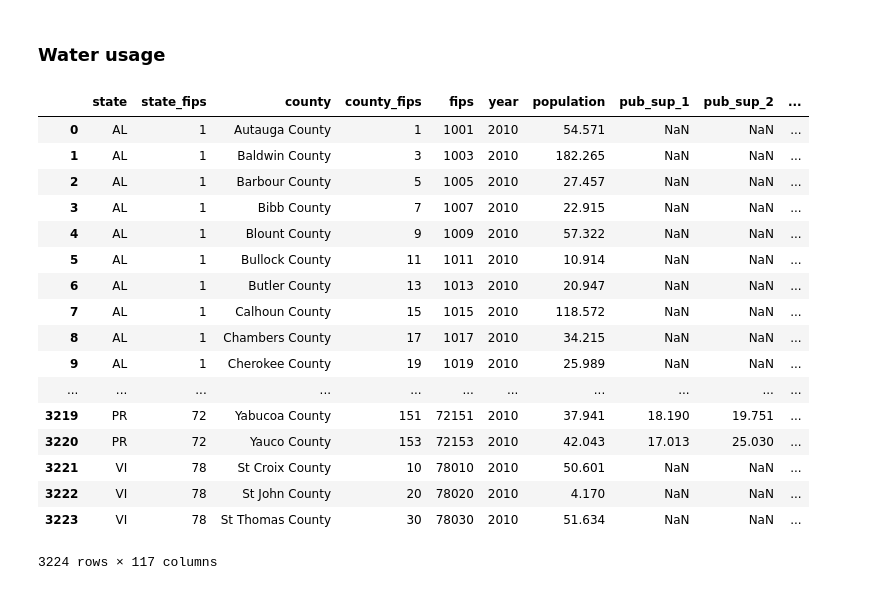
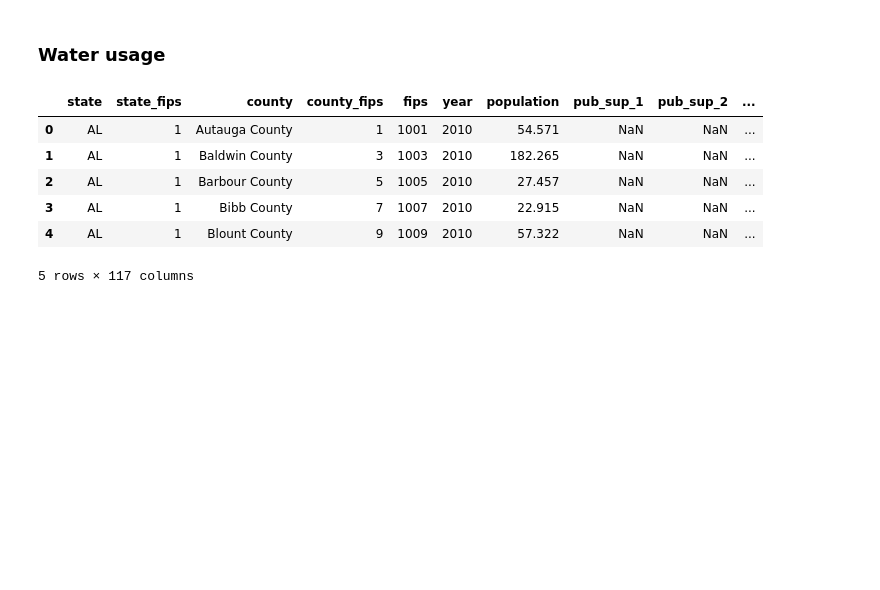
Before and after one commit to Arnaud15/Datathon, a Jupyter notebook: Arnaud.ipynb, the cells around one changed output. Saved outputs shown, nothing was run; the diff lists cells and outputs as text; code cells hidden in the pictures; blank space fills up the shorter version.

```diff
--- a/Arnaud.ipynb
+++ b/Arnaud.ipynb
@@ -144,24 +96,13 @@ data_education
 # %% [markdown]
 ### Water usage
 # %%
-data_water
+data_water.head()
 # %% [output]
 |  | state | state_fips | county | county_fips | fips | year | population | pub_sup_1 | pub_sup_2 | ... |
 | 0 | AL | 1 | Autauga County | 1 | 1001 | 2010 | 54.571 | NaN | NaN | ... |
 | 1 | AL | 1 | Baldwin County | 3 | 1003 | 2010 | 182.265 | NaN | NaN | ... |
 | 2 | AL | 1 | Barbour County | 5 | 1005 | 2010 | 27.457 | NaN | NaN | ... |
 | 3 | AL | 1 | Bibb County | 7 | 1007 | 2010 | 22.915 | NaN | NaN | ... |
 | 4 | AL | 1 | Blount County | 9 | 1009 | 2010 | 57.322 | NaN | NaN | ... |
-| 5 | AL | 1 | Bullock County | 11 | 1011 | 2010 | 10.914 | NaN | NaN | ... |
-| 6 | AL | 1 | Butler County | 13 | 1013 | 2010 | 20.947 | NaN | NaN | ... |
-| 7 | AL | 1 | Calhoun County | 15 | 1015 | 2010 | 118.572 | NaN | NaN | ... |
-| 8 | AL | 1 | Chambers County | 17 | 1017 | 2010 | 34.215 | NaN | NaN | ... |
-| 9 | AL | 1 | Cherokee County | 19 | 1019 | 2010 | 25.989 | NaN | NaN | ... |
-| ... | ... | ... | ... | ... | ... | ... | ... | ... | ... | ... |
-| 3219 | PR | 72 | Yabucoa County | 151 | 72151 | 2010 | 37.941 | 18.190 | 19.751 | ... |
-| 3220 | PR | 72 | Yauco County | 153 | 72153 | 2010 | 42.043 | 17.013 | 25.030 | ... |
-| 3221 | VI | 78 | St Croix County | 10 | 78010 | 2010 | 50.601 | NaN | NaN | ... |
-| 3222 | VI | 78 | St John County | 20 | 78020 | 2010 | 4.170 | NaN | NaN | ... |
-| 3223 | VI | 78 | St Thomas County | 30 | 78030 | 2010 | 51.634 | NaN | NaN | ... |
-3224 rows × 117 columns
+5 rows × 117 columns
 # %%
```
Also changed, not shown: parts of 27 cells of this notebook.
